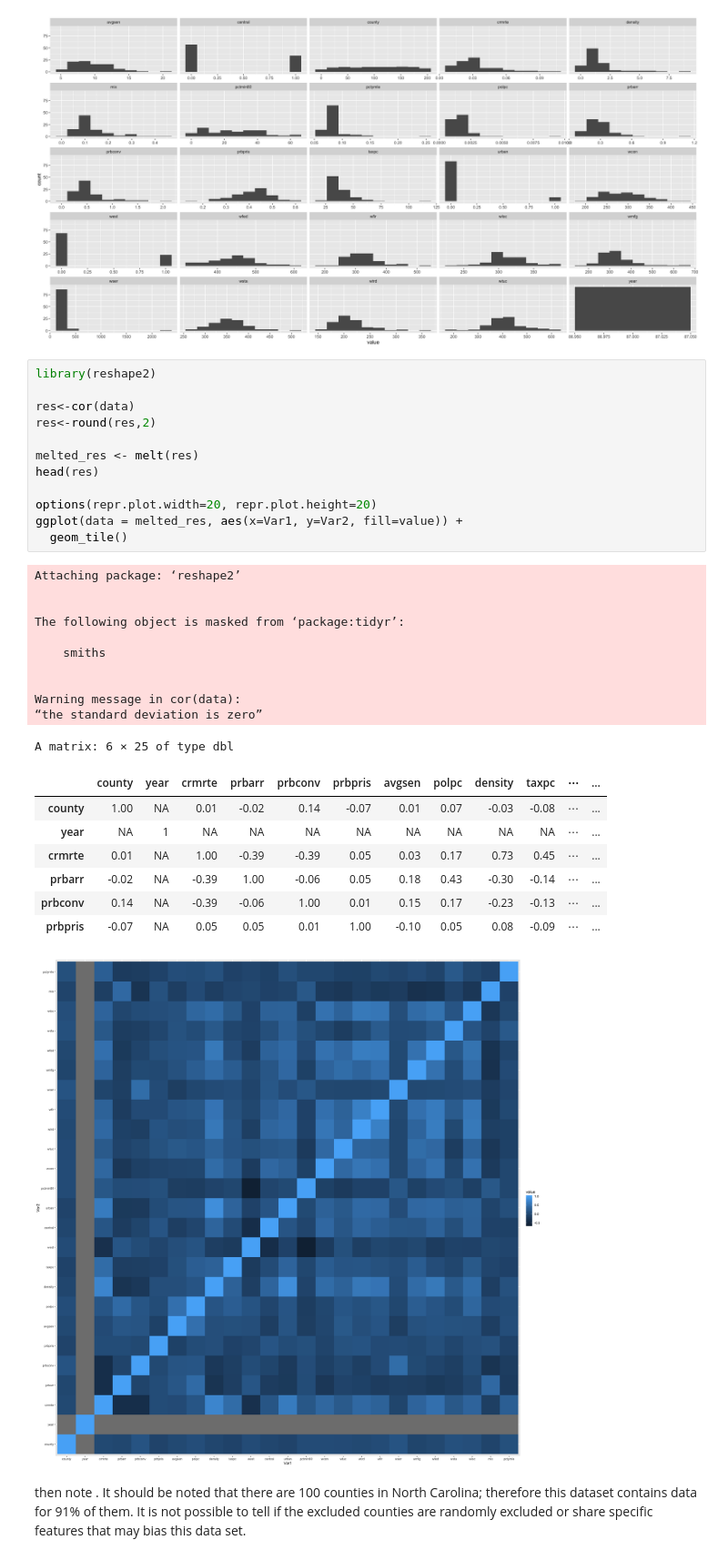
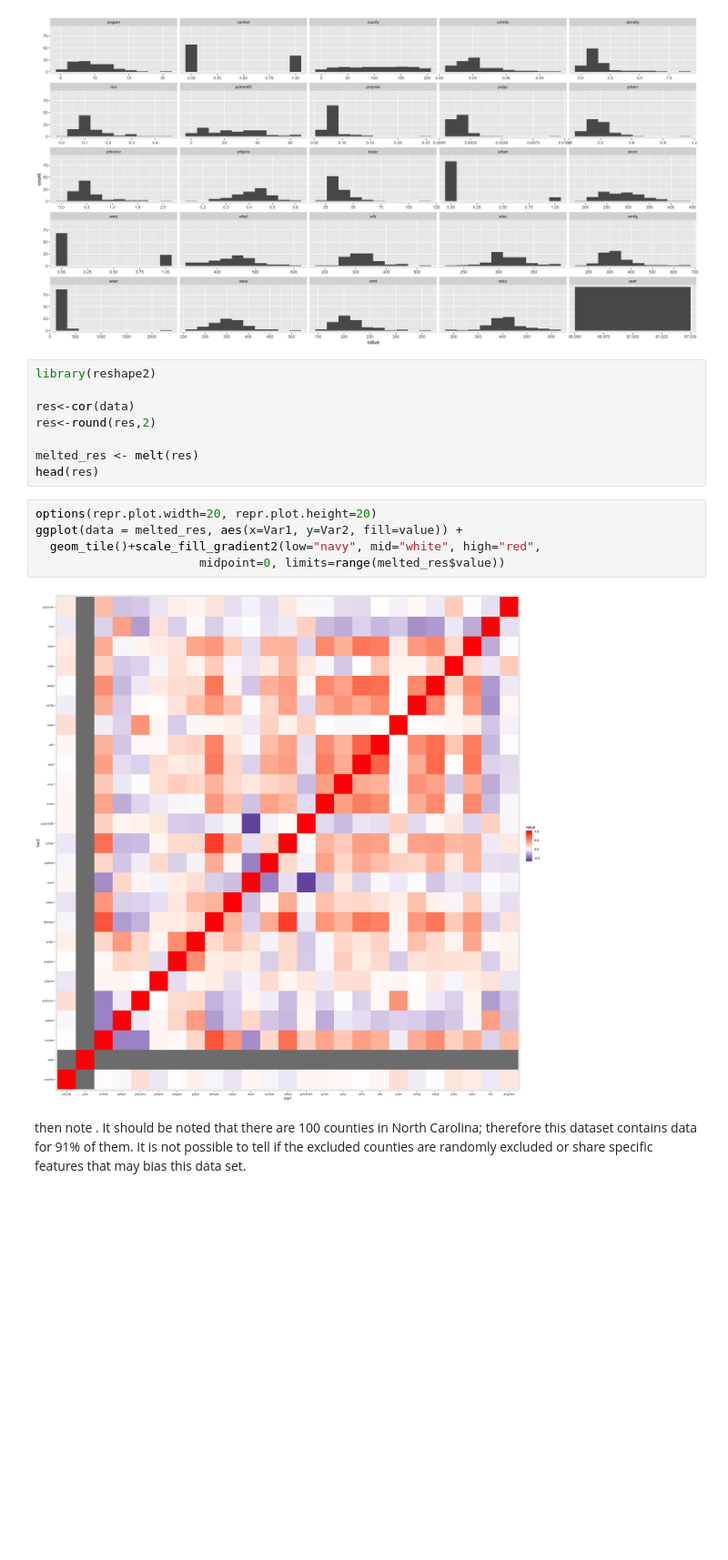
Before and after one commit to ksjeyabarani/w203_lab3, a Jupyter notebook: Wall_Seenivasagam_Hee_lab3.ipynb, the cells around one changed output. Shown at 91% size. Cells and saved outputs as stored; diff of their text form; blank space fills up the shorter version.

Commit message:
Changed heatmap scale to Red-White-Blue for more clarity

```diff
--- a/Wall_Seenivasagam_Hee_lab3.ipynb
+++ b/Wall_Seenivasagam_Hee_lab3.ipynb
@@ -249,30 +249,13 @@ res<-round(res,2)
 
 melted_res <- melt(res)
 head(res)
-
-options(repr.plot.width=20, repr.plot.height=20)
-ggplot(data = melted_res, aes(x=Var1, y=Var2, fill=value)) +
-  geom_tile()
-# %% [output]
-Attaching package: ‘reshape2’
-
-
-The following object is masked from ‘package:tidyr’:
-
-    smiths
-
-
-Warning message in cor(data):
-“the standard deviation is zero”
-A matrix: 6 × 25 of type dbl
-|  | county | year | crmrte | prbarr | prbconv | prbpris | avgsen | polpc | density | taxpc | ⋯ | ... |
-| county | 1.00 | NA | 0.01 | -0.02 | 0.14 | -0.07 | 0.01 | 0.07 | -0.03 | -0.08 | ⋯ | ... |
-| year | NA | 1 | NA | NA | NA | NA | NA | NA | NA | NA | ⋯ | ... |
-| crmrte | 0.01 | NA | 1.00 | -0.39 | -0.39 | 0.05 | 0.03 | 0.17 | 0.73 | 0.45 | ⋯ | ... |
-| prbarr | -0.02 | NA | -0.39 | 1.00 | -0.06 | 0.05 | 0.18 | 0.43 | -0.30 | -0.14 | ⋯ | ... |
-| prbconv | 0.14 | NA | -0.39 | -0.06 | 1.00 | 0.01 | 0.15 | 0.17 | -0.23 | -0.13 | ⋯ | ... |
-| prbpris | -0.07 | NA | 0.05 | 0.05 | 0.01 | 1.00 | -0.10 | 0.05 | 0.08 | -0.09 | ⋯ | ... |
-[figure, removed]
+# %%
+options(repr.plot.width=20, repr.plot.height=20)
+ggplot(data = melted_res, aes(x=Var1, y=Var2, fill=value)) +
+  geom_tile()+scale_fill_gradient2(low="navy", mid="white", high="red",
+                       midpoint=0, limits=range(melted_res$value))
+# %% [output]
+[figure, added]
 # %% [markdown]
 then note . It should be
 noted that there are 100 counties in North Carolina; therefore this dataset contains data for 91% of them. It is not possible to
```
